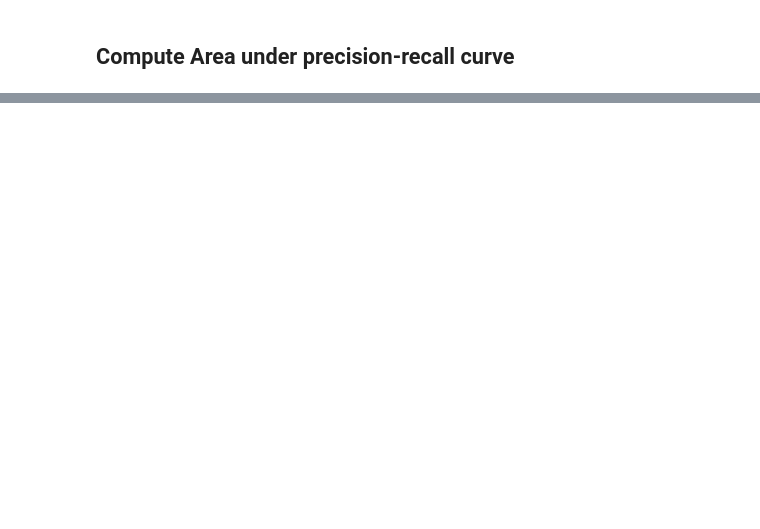
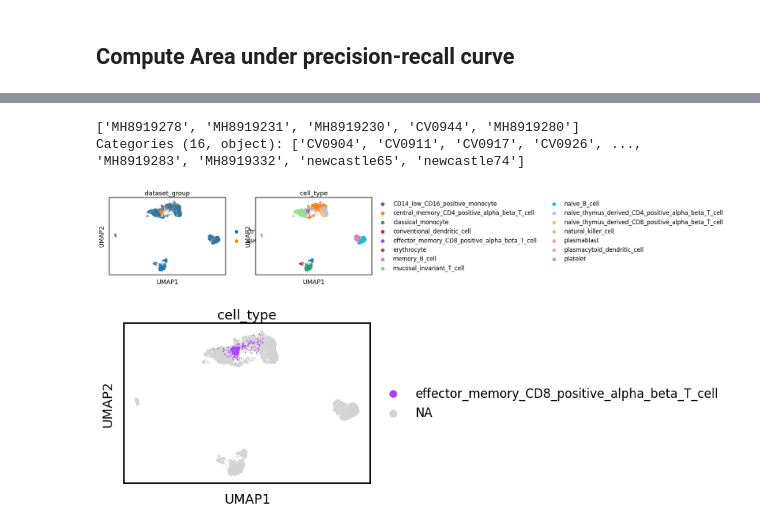
Before and after one commit to MarioniLab/oor_design_reproducibility, a Jupyter notebook: notebooks/ctrl_size_comparison.ipynb, the cells around one changed output, grey strips where cells are left out. Saved outputs shown, nothing was run; the diff lists cells and outputs as text; code cells hidden in the pictures; blank space fills up the shorter version.

```diff
--- a/notebooks/ctrl_size_comparison.ipynb
+++ b/notebooks/ctrl_size_comparison.ipynb
@@ -353,0 +389,2 @@ Name: is_query, dtype: int64
+# %%
+d = dirs[4]
@@ -353,0 +395,9 @@ Name: is_query, dtype: int64
+# %%
+## Check what's wrong with seed 12345
+ctrl_sim_dir = outdir+ d + '/ctrl_size_analysis_nquery5/' + 'ctrl_size9_seed12345'
+n_ctrls = int(ctrl_sim_dir.split("/")[-1].split('_')[1].strip('size'))
+sim_seed = int(ctrl_sim_dir.split("/")[-1].split('_')[-1].strip('seed'))
+
+perturb_pop = d.split('/')[-1].split('perturb_cell_type')[-1].split('_queryBatch')[0]
+pac_design_adata = sc.read_h5ad(ctrl_sim_dir + '/PAC_design.h5ad', backed=True)
+pac_design_adata.obs['dataset_group'] = np.where(pac_design_adata.obs['is_test'] == 1, 'query', 'ctrl')
@@ -353,0 +416,10 @@ Name: is_query, dtype: int64
+# %%
+query_donors = adata_query.obs['donor_id'].unique()
+
+perturb_pop = 'naive_B_cell'
+n_querys = 5
+## Select n donors with most cells in query_specific population
+sample_querys = adata_query.obs[adata_query.obs['cell_type' ] == perturb_pop].value_counts('donor_id')[0:n_querys].index.values
+# %% [output]
+['MH8919278', 'MH8919231', 'MH8919230', 'CV0944', 'MH8919280']
+Categories (16, object): ['CV0904', 'CV0911', 'CV0917', 'CV0926', ..., 'MH8919283', 'MH8919332', 'newcastle65', 'newcastle74']
@@ -353,0 +428,6 @@ Name: is_query, dtype: int64
+# %%
+sc.pl.umap(pac_design_adata, color=['dataset_group', 'cell_type'], size=10, ncols=3)
+sc.pl.umap(pac_design_adata, color=['cell_type'], size=10, ncols=3, groups='effector_memory_CD8_positive_alpha_beta_T_cell')
+# %% [output]
+[figure, added]
+[figure, added]
```
Also changed, not shown: parts of 24 cells of this notebook, 2 other files.
